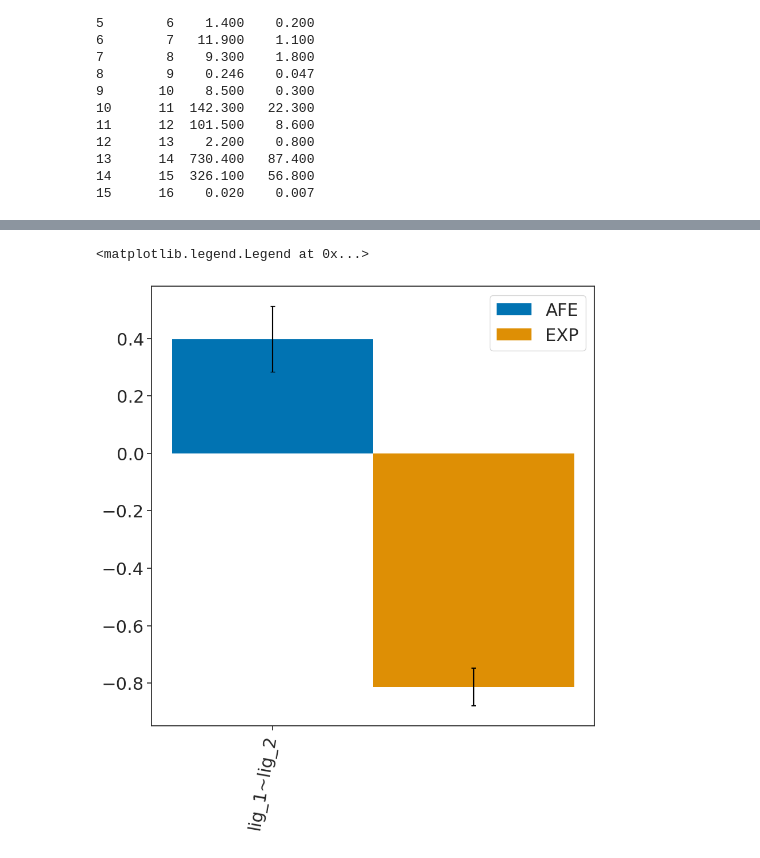
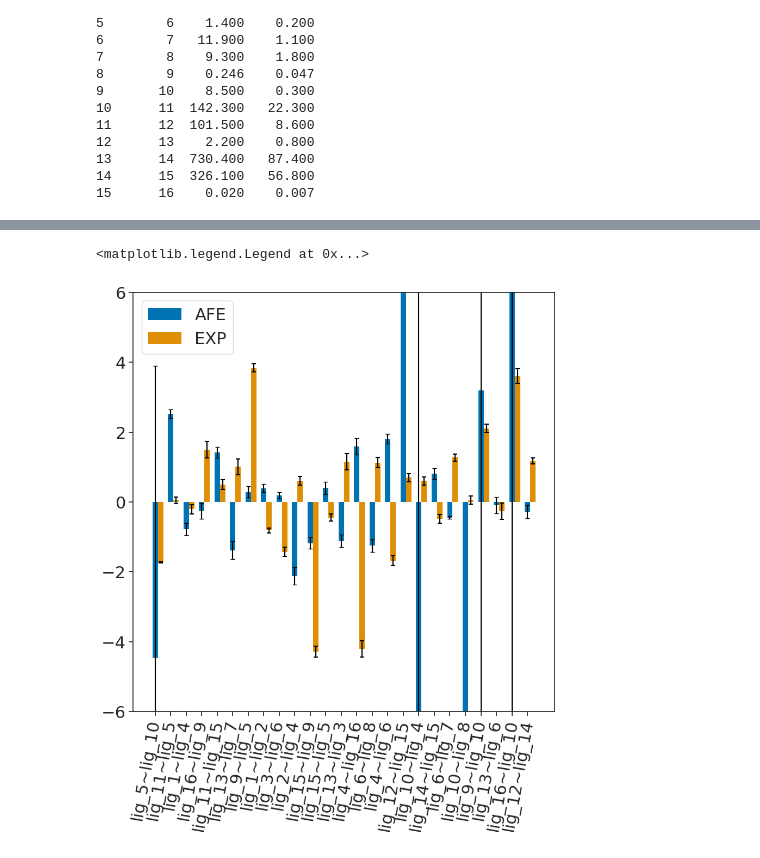
Before and after one commit to meyresearch/metalloenzymes, a Jupyter notebook: scripts/quick_analyse_somd.ipynb, the cells around one changed output, grey strips where cells are left out. Saved outputs shown, nothing was run; the diff lists cells and outputs as text; code cells hidden in the pictures.

```diff
--- a/scripts/quick_analyse_somd.ipynb
+++ b/scripts/quick_analyse_somd.ipynb
@@ -99,14 +119,20 @@ for i in range(len(unbound_min_simfiles)):
 #         file.seek(0, 0)
 #         header_and_data = header + data
 #         file.writelines(header_and_data)
-# %%
-pmf_bound, overlap_matrix_bound = bss.FreeEnergy.Relative.analyse(bound_directory)
-pmf_free, overlap_matrix_free = bss.FreeEnergy.Relative.analyse(free_directory)
 # %%
-paths = ["/home/jguven/projects/metalloenzymes/kpc2/outputs/SOMD/lig_1~lig_2/"]
+
 analysis_file = "../kpc2/afe/somd_results_analysis.txt"
+
+somd_path = "/home/jguven/projects/metalloenzymes/kpc2/outputs/SOMD/"
+paths = glob.glob(somd_path + "*/")
+
 with open(analysis_file, "w") as file:
     for path in paths:
+        ligand = path.split("/")[-2]
+        free_directory = somd_path + ligand + "/unbound/"
+        bound_directory = somd_path + ligand + "/bound/"
+
+        print(ligand)
         transformation = path.split("/")[-2]
         file.write(transformation+"\n")
         free_directory = path + "unbound/"
@@ -117,6 +143,6 @@ with open(analysis_file, "w") as file:
             free_energy_difference, free_energy_error = bss.FreeEnergy.Relative.difference(pmf_bound, pmf_free)
             file.write(f"{free_energy_difference} \u00B1 {free_energy_error} \n")
         except IndexError as e:
-            file.write(str(e)+"\n")
+            print(str(e)+"\n")
         except ValueError as e:
-            file.write(str(e)+"\n")
+            print(str(e)+"\n")
@@ -198,35 +295,36 @@ plt.bar(x_label_locations - bar_width / 2,
 
 (_, caps, _) = plt.errorbar(x_label_locations - bar_width / 2,
                             free_energy_differences,
                             color="black",
                             yerr=free_energy_errors,
                             capsize=3,
                             linestyle="")
 
 plt.bar(x_label_locations + bar_width / 2,
         height=experimental_free_energies,
         width=bar_width,
         yerr=experimental_errors,
         label="EXP",
         # color="#0099AB",
         linewidth=0)
 
 (_, caps, _) = plt.errorbar(x_label_locations + bar_width / 2,
                             experimental_free_energies,
                             color="black",
                             yerr=experimental_errors,
                             capsize=3,
                             linestyle="")
 
 for cap in caps:
     cap.set_color("black")
     cap.set_markeredgewidth(1.5)
-# plt.ylim(-6, 6)
+# plt.ylim(-55, -40)
+plt.ylim(-6, 6)
 plt.xticks(x_label_locations - bar_width / 2, perturbations, rotation=80, ha="center")
 plt.legend()
 # %% [output]
 <matplotlib.legend.Legend at 0x...>
-[figure, old version]
+[figure, new version]
 # %%
 plt.figure(figsize=(10, 10))
 sns.set(context="notebook", palette="colorblind", style="ticks", font_scale=2)
```
Also changed, not shown: parts of 10 cells of this notebook, 2 other files.
